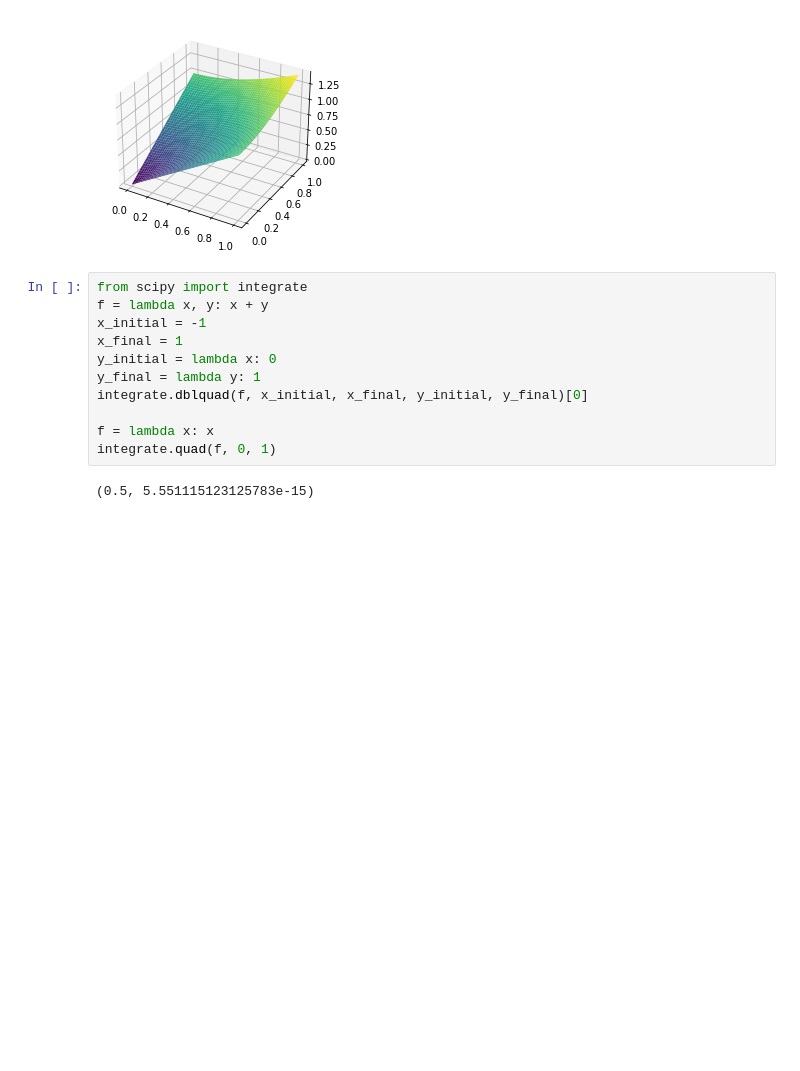
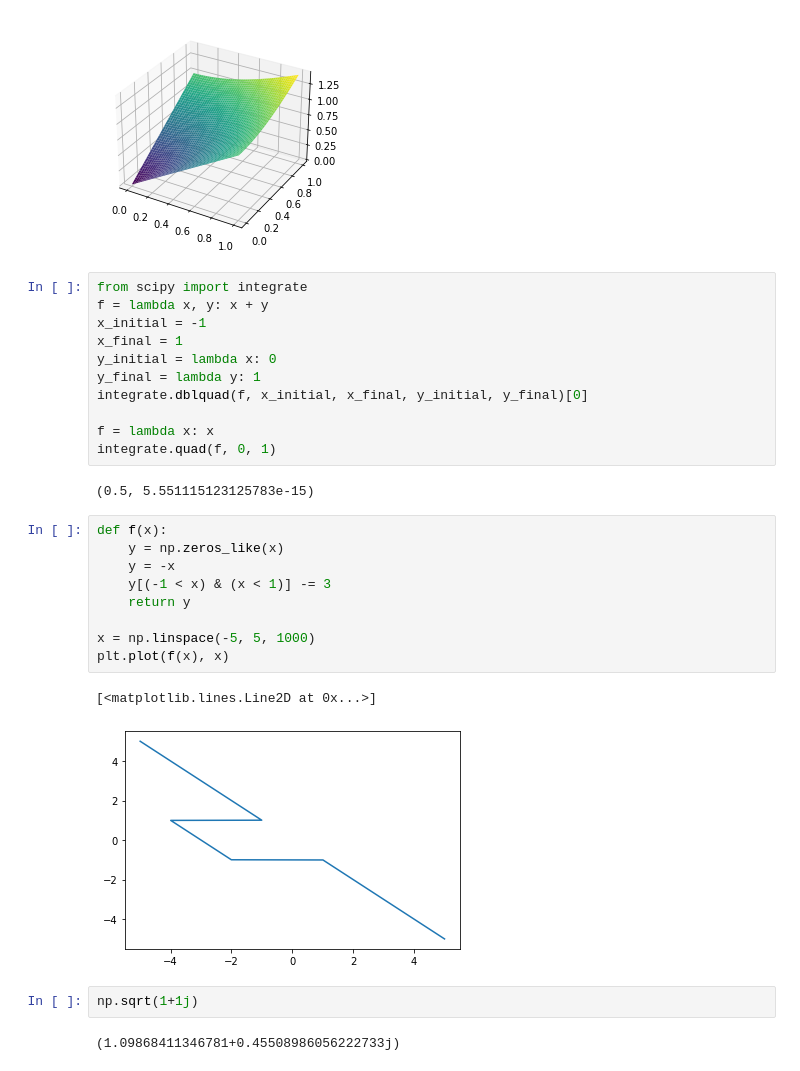
Before and after one commit to jonathanyeruTAU/Free-electron-qubits, a Jupyter notebook: src/play_ground.ipynb, the cells around one changed output. Saved outputs shown, nothing was run; the diff lists cells and outputs as text; blank space fills up the shorter version.

```diff
--- a/src/play_ground.ipynb
+++ b/src/play_ground.ipynb
@@ -29,3 +29,19 @@ f = lambda x: x
 integrate.quad(f, 0, 1)
 # %% [output]
 (0.5, 5.551115123125783e-15)
+# %%
+def f(x):
+    y = np.zeros_like(x)
+    y = -x
+    y[(-1 < x) & (x < 1)] -= 3
+    return y
+
+x = np.linspace(-5, 5, 1000)
+plt.plot(f(x), x)
+# %% [output]
+[<matplotlib.lines.Line2D at 0x...>]
+[figure, added]
+# %%
+np.sqrt(1+1j)
+# %% [output]
+(1.09868411346781+0.45508986056222733j)
```
Also changed, not shown: parts of 1 cell of this notebook, 4 other files.
